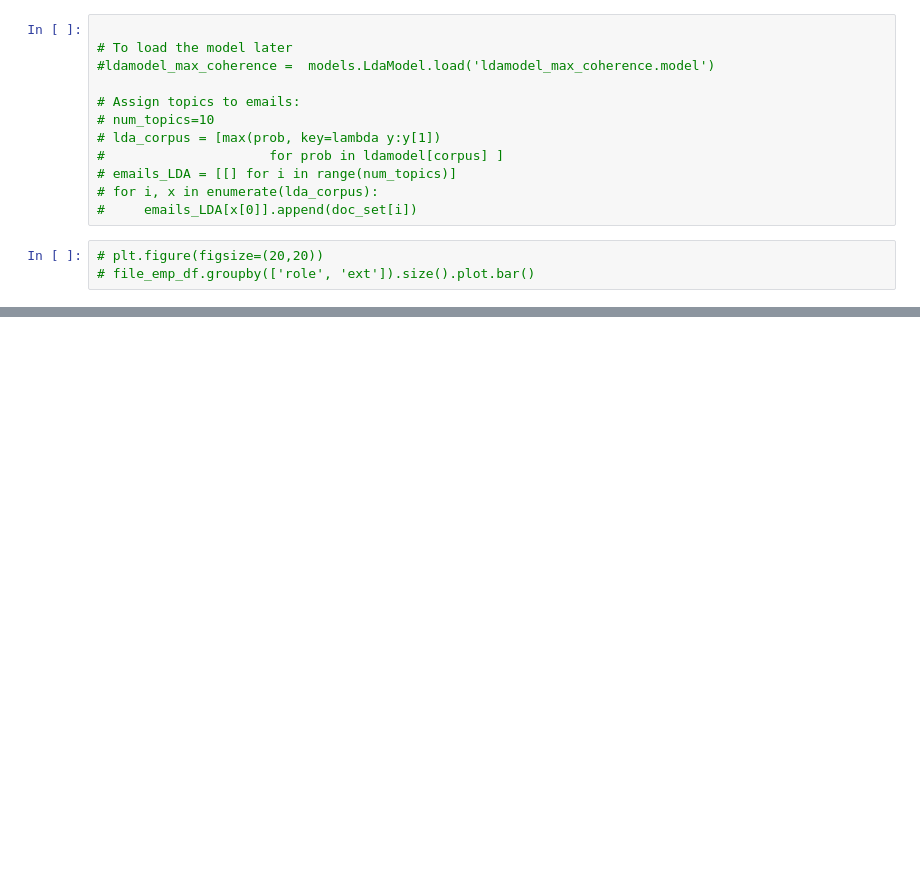
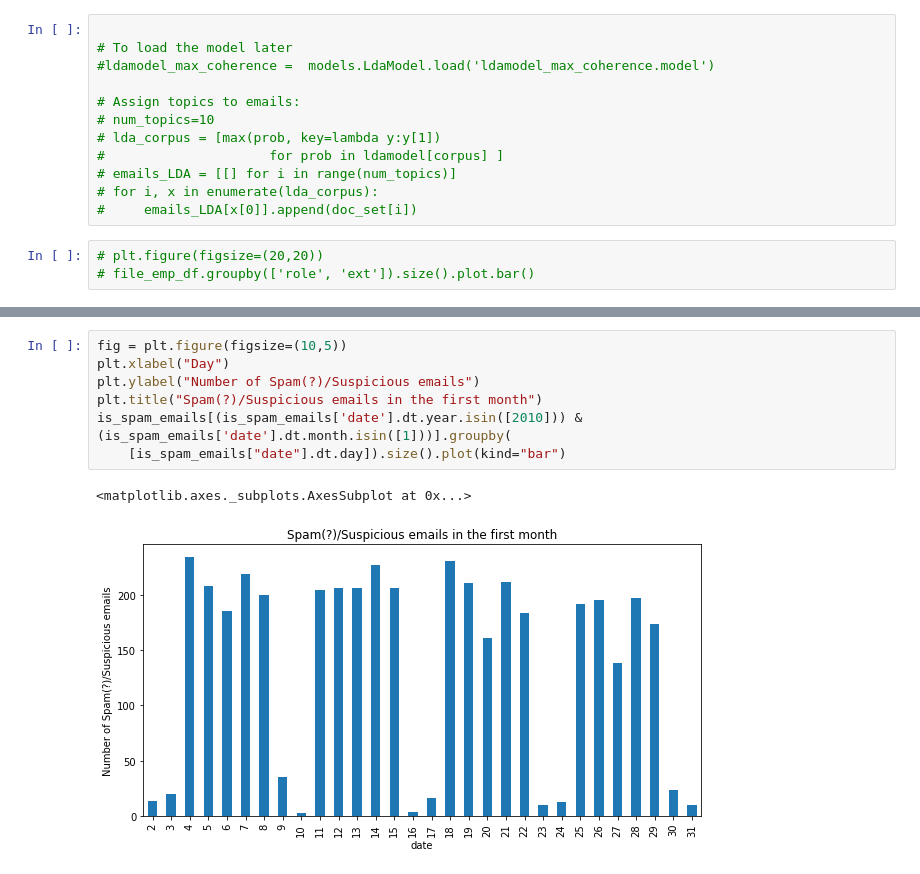
Before and after one commit to TalhaGhaffar/Data-Analytics, a Jupyter notebook: file_info_analysis.ipynb, the cells around one changed output, grey strips where cells are left out. Cells and saved outputs as stored; diff of their text form; blank space fills up the shorter version.

```diff
--- a/file_info_analysis.ipynb
+++ b/file_info_analysis.ipynb
@@ -674,0 +851,10 @@ def apply_topic_analysis(doc_set, saved_model_name, num_topics=10):
+# %%
+fig = plt.figure(figsize=(10,5))
+plt.xlabel("Day")
+plt.ylabel("Number of Spam(?)/Suspicious emails")
+plt.title("Spam(?)/Suspicious emails in the first month")
+is_spam_emails[(is_spam_emails['date'].dt.year.isin([2010])) & (is_spam_emails['date'].dt.month.isin([1]))].groupby(
+    [is_spam_emails["date"].dt.day]).size().plot(kind="bar")
+# %% [output]
+<matplotlib.axes._subplots.AxesSubplot at 0x...>
+[figure, added]
```
Also changed, not shown: parts of 51 cells of this notebook.
